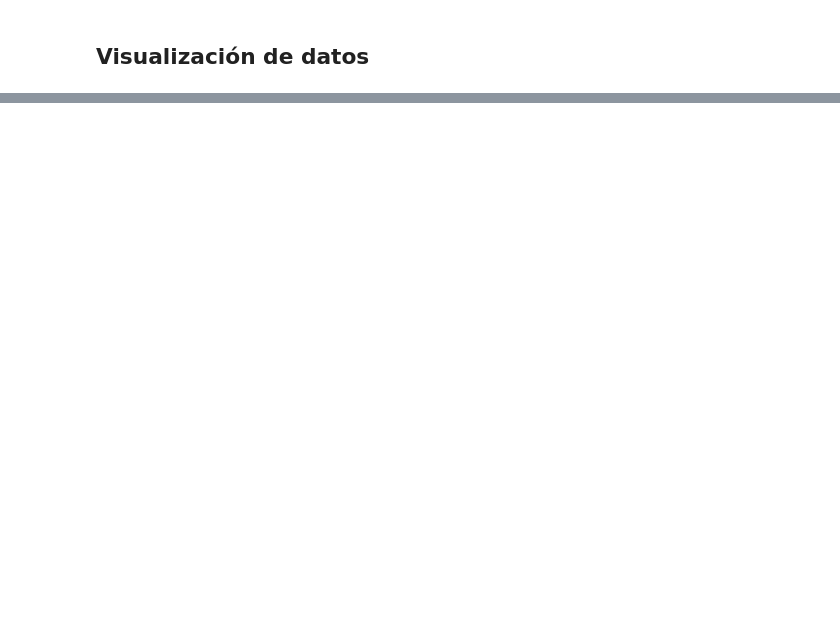
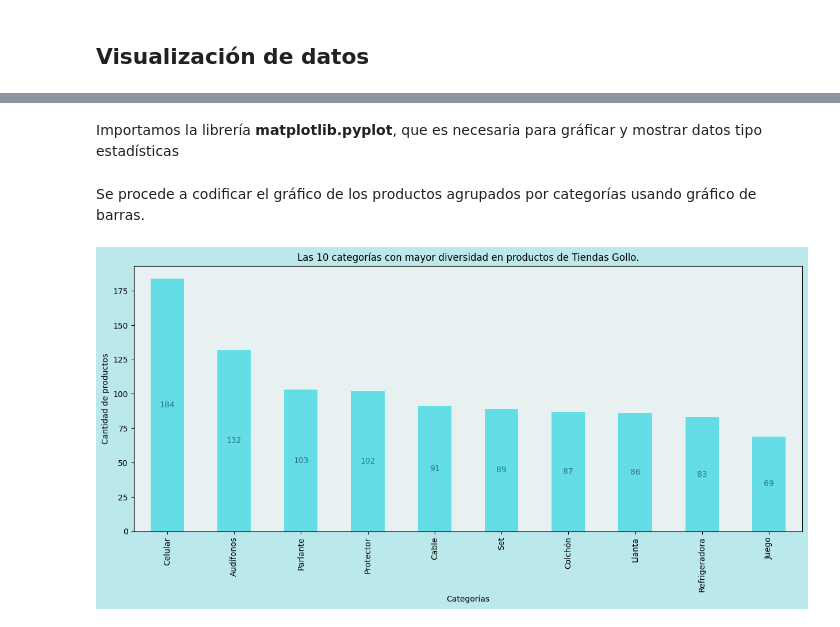
Before and after one commit to calerovillalobos10/WebScraping_Python, a Jupyter notebook: Lab1_PF3347.ipynb, the cells around one changed output, grey strips where cells are left out. Saved outputs shown, nothing was run; the diff lists cells and outputs as text; code cells hidden in the pictures; blank space fills up the shorter version.

Commit message:
Modifica lógica para extracción de datos, con el fin de optimizar código

```diff
--- a/Lab1_PF3347.ipynb
+++ b/Lab1_PF3347.ipynb
@@ -239,0 +301,18 @@ print(df)
+# %%
+# Ejemplo de agrupación: Agrupación de productos por categoría
+# Agrupar y contar productos por categoría
+# reset_index() = Restablecer el índice para que las categorías sean una columna
+
+# El top de los datos que se mostraran en el gráfico
+top = 10
+
+# Agrupación por categorías
+mdf1 = mdf.groupby(["Categoría"])[["Producto"]].count()
+
+#Obtener el top 5 de las categorias con mayores productos
+mdf1_filtered = mdf1.sort_values('Producto',ascending=False).head(top).reset_index()
+
+#Renombrar la columna con la cantidad de datos agrupados
+mdf1_filtered = mdf1_filtered.rename(columns={"Producto":"Agrupación"})
+
+mdf1_filtered
@@ -239,0 +331,2 @@ print(df)
+# %% [markdown]
+Importamos la librería **matplotlib.pyplot**, que es necesaria para gráficar y mostrar datos tipo estadísticas
@@ -239,0 +335,29 @@ print(df)
+# %% [markdown]
+Se procede a codificar el gráfico de los productos agrupados por categorías usando gráfico de barras.
+# %%
+
+
+ax = mdf1_filtered.plot(
+    x= 'Categoría',  # Especificar la columna para el eje x
+    y= 'Agrupación',   # Especificar la columna para el eje y
+    kind='bar', # Tipo de gráfico
+    legend=False,
+    stacked=False,
+    title='Las '+ str(top) +' categorías con mayor diversidad en productos de Tiendas Gollo.',
+    ylabel='Cantidad de productos',
+    xlabel='Categorías',
+    color='#65DDE6', # Color de barras
+    figsize=(15, 6) # Tamaño del gráfico
+)
+
+# Agregar el la ettiqueta del número de productos en la barra
+ax.bar_label(ax.containers[0],label_type='center', color='#2A777D')
+ax.set_facecolor('#E7F1F2')
+
+fig = ax.get_figure() # Obtener el contenido fuera del gráfico
+fig.set_facecolor('#BBE8EB') # Cambiar el color del exterior
+
+# visualizing the plot
+plt.show()
+# %% [output]
+[figure, added]
```
Also changed, not shown: parts of 22 cells of this notebook.
